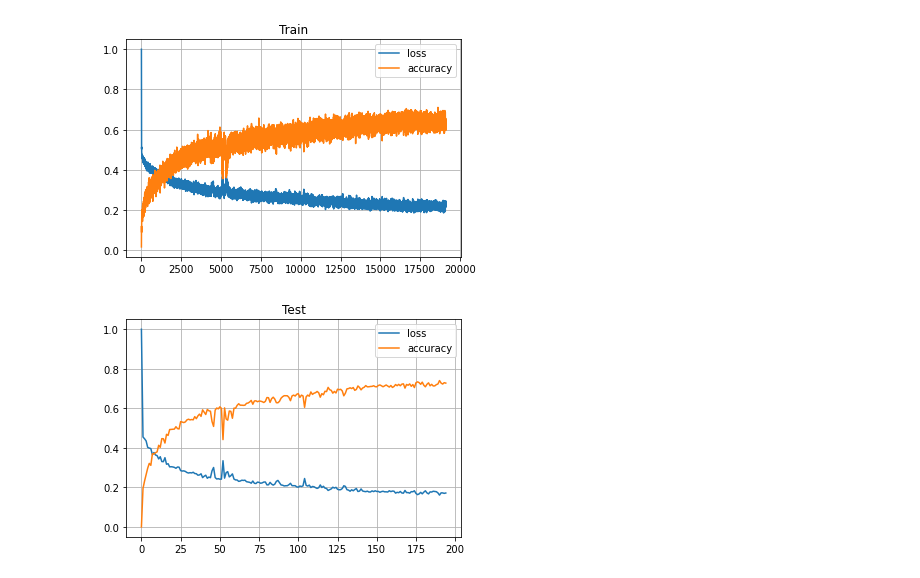
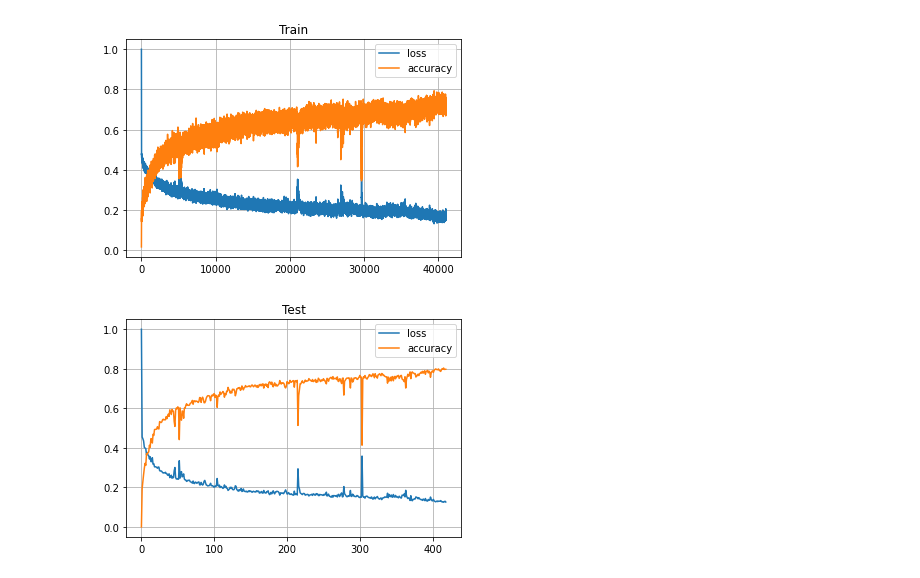
Before and after one commit to atomichighfive/SpatialTransformerFormer, a Jupyter notebook: Visualize.ipynb, the cells around one changed output. Drawn from its saved outputs; the diff is of its cells as text; code cells hidden in the pictures.

Commit message:
More training progress

```diff
--- a/Visualize.ipynb
+++ b/Visualize.ipynb
@@ -3,22 +3,26 @@ import pandas as pd
 from matplotlib import pyplot as plt
 from pathlib import Path
 # %%
-CHECKPOINT_DIR = Path("model_checkpoints/run_2/")
+CHECKPOINT_DIRS = [
+    Path("model_checkpoints/run_2.0/"),
+#    Path("model_checkpoints/run_2.1/"),
+    Path("model_checkpoints/run_2.2/"),
+]
 
-test_history = pd.read_csv(CHECKPOINT_DIR / "test_history.csv")
-train_history = pd.read_csv(CHECKPOINT_DIR / "train_history.csv")
+test_history = pd.concat([pd.read_csv(cpd / "test_history.csv") for cpd in CHECKPOINT_DIRS], axis=0).reset_index()
+train_history = pd.concat([pd.read_csv(cpd / "train_history.csv") for cpd in CHECKPOINT_DIRS], axis=0).reset_index()
 
 train_history["loss"] = train_history["loss"] / train_history["loss"].max()
 test_history["loss"] = test_history["loss"] / test_history["loss"].max()
 
 test_ax = train_history[["loss", "accuracy"]].plot()
 plt.title("Train")
 plt.grid()
 plt.show()
 test_history[["loss", "accuracy"]].plot()
 plt.title("Test")
 plt.grid()
 plt.show()
 # %% [output]
-[figure, old version]
+[figure, new version]
-[figure, old version]
+[figure, new version]
```
